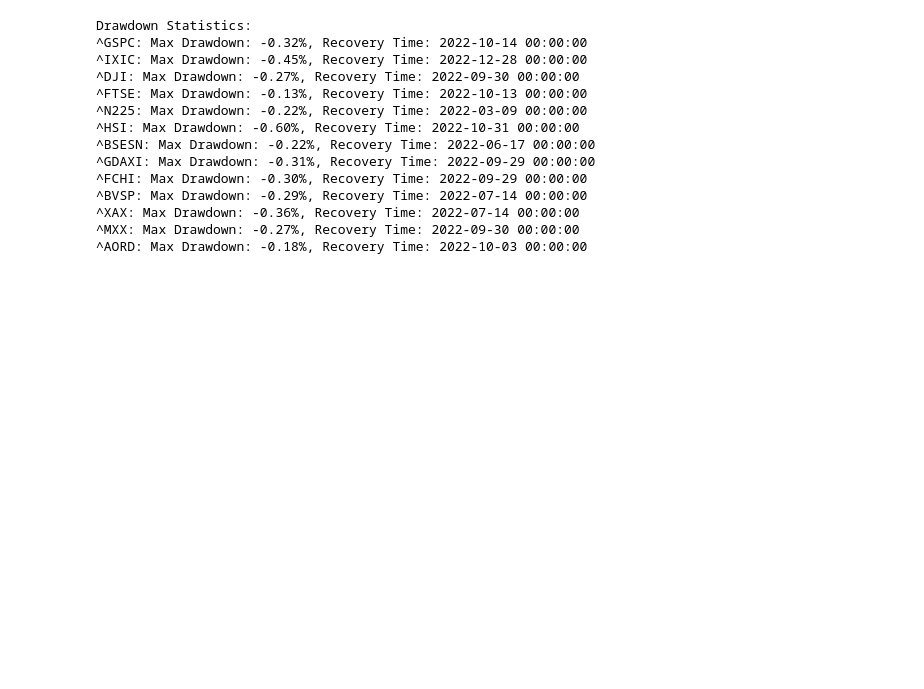
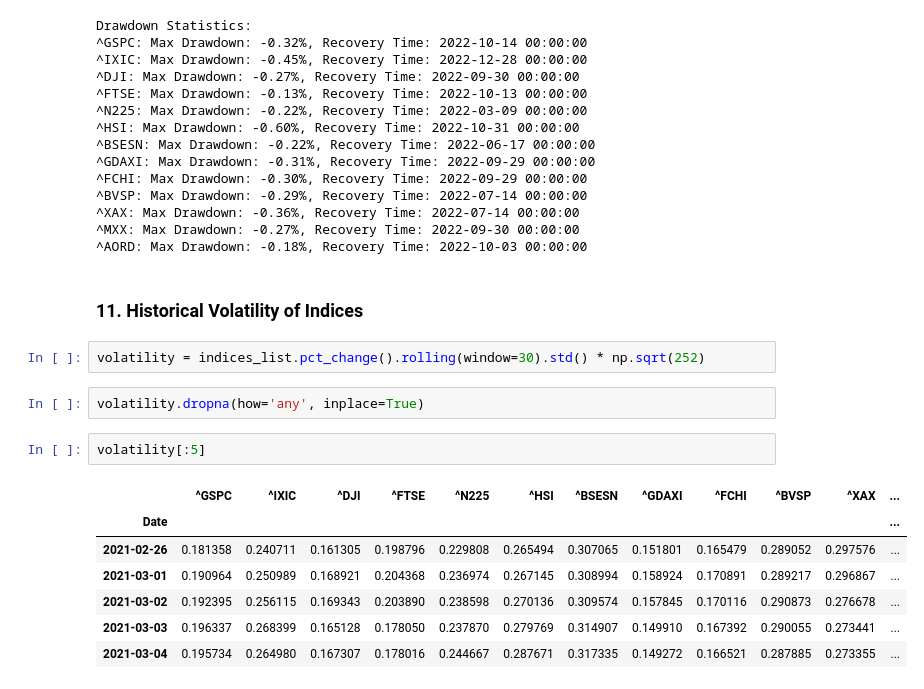
Before and after one commit to AnalyticalHarry/YouTubeTutorial, a Jupyter notebook: Tutorial 10 - Comparing Growth (Total Return).ipynb, the cells around one changed output. Saved outputs shown, nothing was run; the diff lists cells and outputs as text; blank space fills up the shorter version.

```diff
--- a/Tutorial 10 - Comparing Growth (Total Return).ipynb
+++ b/Tutorial 10 - Comparing Growth (Total Return).ipynb
@@ -337,3 +337,19 @@ Drawdown Statistics:
 ^XAX: Max Drawdown: -0.36%, Recovery Time: 2022-07-14 00:00:00
 ^MXX: Max Drawdown: -0.27%, Recovery Time: 2022-09-30 00:00:00
 ^AORD: Max Drawdown: -0.18%, Recovery Time: 2022-10-03 00:00:00
+# %% [markdown]
+### 11. Historical Volatility of Indices
+# %%
+volatility = indices_list.pct_change().rolling(window=30).std() * np.sqrt(252)
+# %%
+volatility.dropna(how='any', inplace=True)
+# %%
+volatility[:5]
+# %% [output]
+|  | ^GSPC | ^IXIC | ^DJI | ^FTSE | ^N225 | ^HSI | ^BSESN | ^GDAXI | ^FCHI | ^BVSP | ^XAX | ... |
+| Date |  |  |  |  |  |  |  |  |  |  |  | ... |
+| 2021-02-26 | 0.181358 | 0.240711 | 0.161305 | 0.198796 | 0.229808 | 0.265494 | 0.307065 | 0.151801 | 0.165479 | 0.289052 | 0.297576 | ... |
+| 2021-03-01 | 0.190964 | 0.250989 | 0.168921 | 0.204368 | 0.236974 | 0.267145 | 0.308994 | 0.158924 | 0.170891 | 0.289217 | 0.296867 | ... |
+| 2021-03-02 | 0.192395 | 0.256115 | 0.169343 | 0.203890 | 0.238598 | 0.270136 | 0.309574 | 0.157845 | 0.170116 | 0.290873 | 0.276678 | ... |
+| 2021-03-03 | 0.196337 | 0.268399 | 0.165128 | 0.178050 | 0.237870 | 0.279769 | 0.314907 | 0.149910 | 0.167392 | 0.290055 | 0.273441 | ... |
+| 2021-03-04 | 0.195734 | 0.264980 | 0.167307 | 0.178016 | 0.244667 | 0.287671 | 0.317335 | 0.149272 | 0.166521 | 0.287885 | 0.273355 | ... |
```
Also changed, not shown: parts of 11 cells of this notebook.
